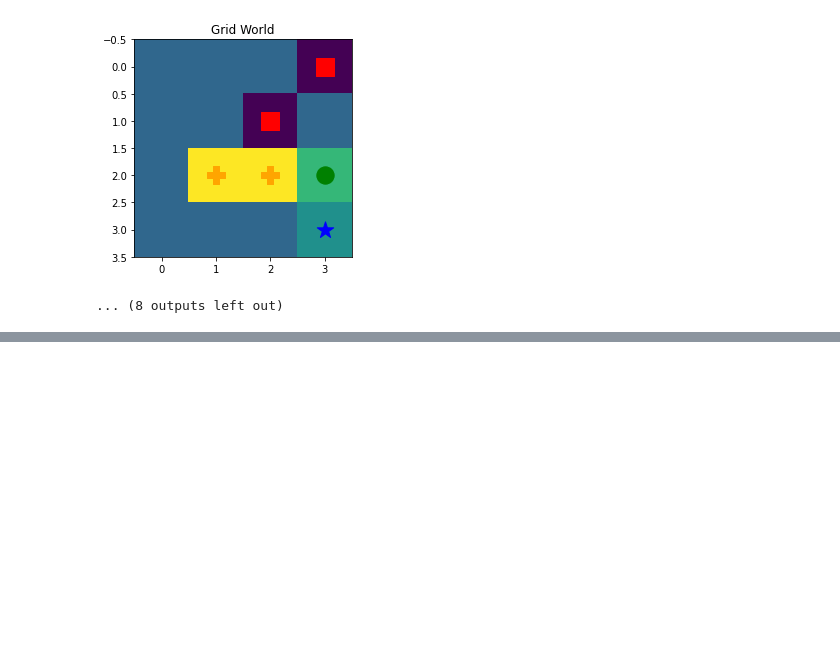
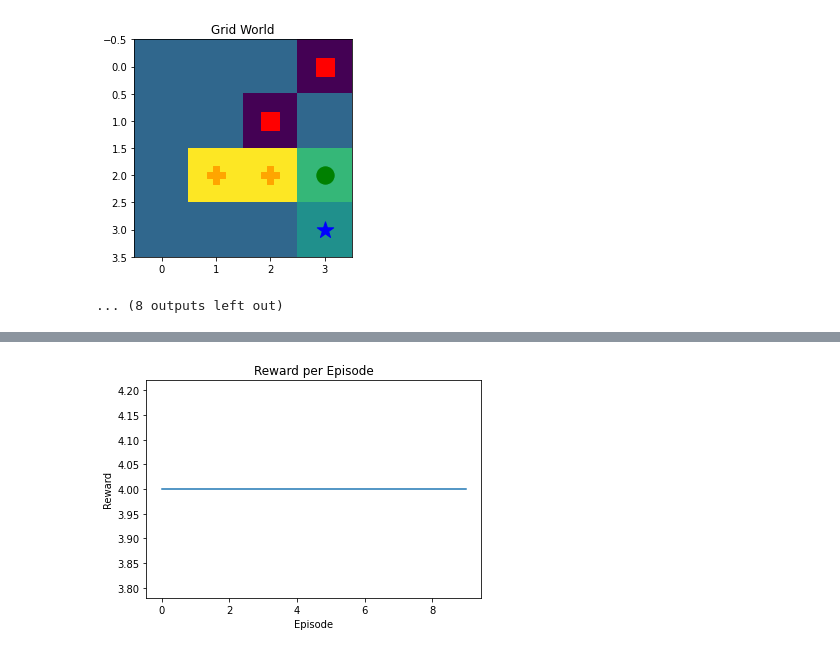
Before and after one commit to UBCSE-ngupta22/CSE574_Assign3, a Jupyter notebook: ngupta22_ shuchisu_assignment3_checkpoint.ipynb, the cells around one changed output, grey strips where cells are left out. Drawn from its saved outputs; the diff is of its cells as text; code cells hidden in the pictures; blank space fills up the shorter version.

```diff
--- a/ngupta22_ shuchisu_assignment3_checkpoint.ipynb
+++ b/ngupta22_ shuchisu_assignment3_checkpoint.ipynb
@@ -297,0 +305,7 @@ def SARSA_test(env=GridEnvironment(), qtable=qtable, start=0, goal=15, num_episo
+# %%
+# visualization for testing
+_, _, testingEpisodes, episodes, rewardVals, epsilonVals, testingRewardVals = SARSA(
+    env=GridEnvironment(), testing=True, episodes=1000, timesteps=10)
+visualization(testingEpisodes, episodes, rewardVals, epsilonVals, testingRewardVals)
+# %% [output]
+[figure, added]
```
Also changed, not shown: parts of 17 cells of this notebook, 4 other files.
